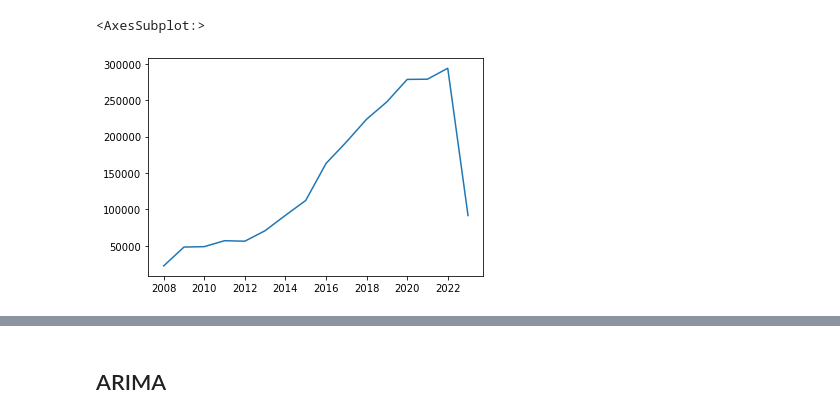
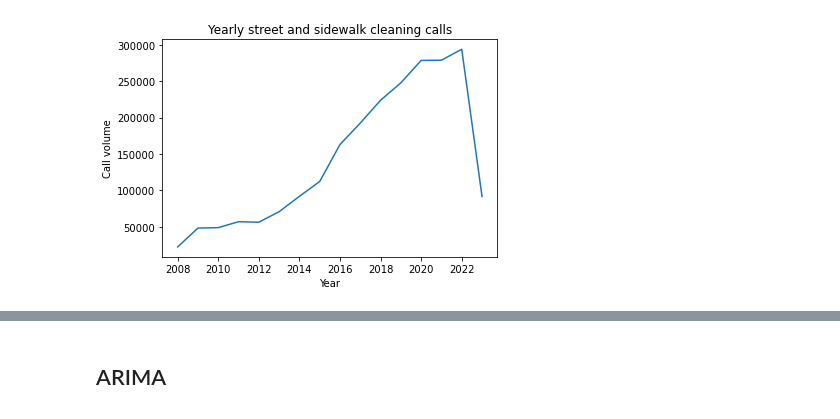
Before and after one commit to peter-amerkhanian/San-Francisco-Service-Analysis, a Jupyter notebook: Final_Project_Jared.ipynb, the cells around one changed output, grey strips where cells are left out. Drawn from its saved outputs; the diff is of its cells as text; code cells hidden in the pictures.

```diff
--- a/Final_Project_Jared.ipynb
+++ b/Final_Project_Jared.ipynb
@@ -45,2 +13,2 @@ df = pd.read_csv(path)
 # %%
-ssc_df = df[df['Category']=='Street and Sidewalk Cleaning']
+ssc_df = df[df['Category']=='Street and Sidewalk Cleaning'].copy()
@@ -92,5 +22,8 @@ See the caveats in the documentation: https://pandas.pydata.org/pandas-docs/stab
 # %%
 ssc_df['year'].value_counts().sort_index().plot()
+plt.title("Yearly street and sidewalk cleaning calls")
+plt.xlabel("Year")
+plt.ylabel("Call volume")
+plt.show()
 # %% [output]
-<AxesSubplot:>
-[figure, old version]
+[figure, new version]
```
Also changed, not shown: parts of 33 cells of this notebook.
